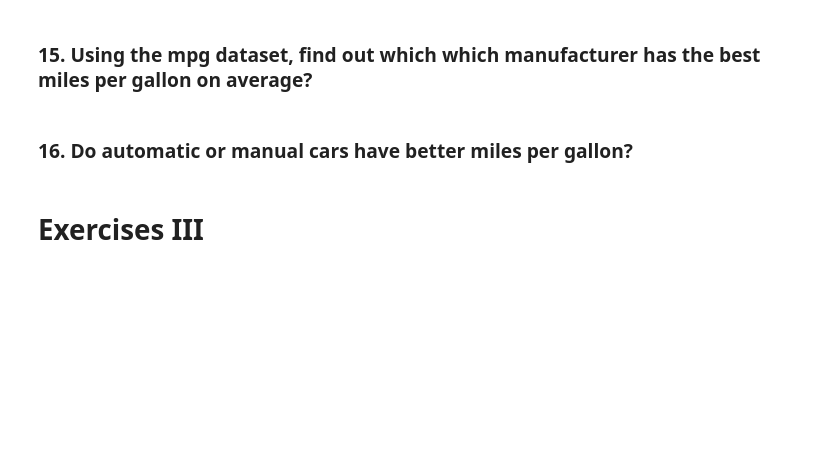
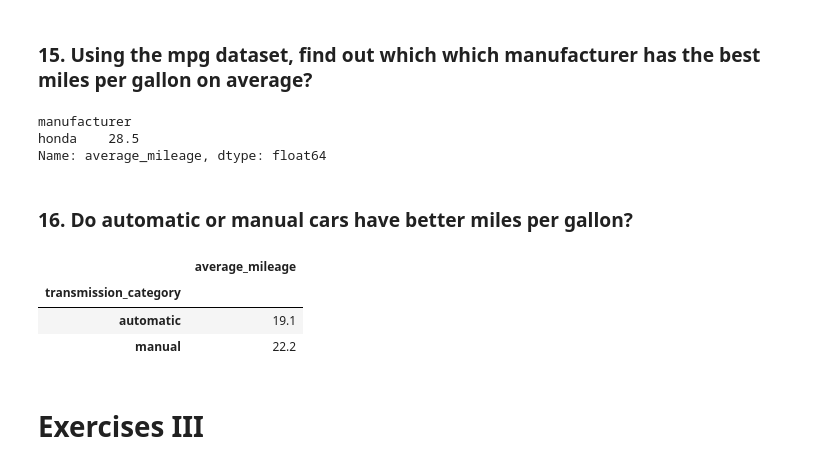
Before and after one commit to greg-maggard/numpy_pandas_visualization_exercises, a Jupyter notebook: advanced_dataframes.ipynb, the cells around one changed output. Saved outputs shown, nothing was run; the diff lists cells and outputs as text; code cells hidden in the pictures; blank space fills up the shorter version.

```diff
--- a/advanced_dataframes.ipynb
+++ b/advanced_dataframes.ipynb
@@ -320,17 +391,26 @@ mpg.head()
 # %%
 #Here we can use a groupby and aggregation to sort the values.
 
-mpg.groupby['manufacturer'].average_mileage.mean().sort_values(ascending = False)
+mpg.groupby('manufacturer').average_mileage.mean().sort_values(ascending = False).head(1)
+# %% [output]
+manufacturer
+honda    28.5
+Name: average_mileage, dtype: float64
 # %% [markdown]
 ### 16. Do automatic or manual cars have better miles per gallon?
 # %%
 #create a new column transmission_category using np.where
 
-mpg['transmission_category'] = np.where[mpg.transmisison.str.contains('auto'), 'automatic', 'manual']
+mpg['transmission_category'] = np.where(mpg.transmission.str.contains('auto'), 'automatic', 'manual')
 
-mpg.groupby['transmission_category'].average_mileage.mean().sort_vales(ascending = False)
+mpg.groupby('transmission_category').average_mileage.mean().sort_values(ascending = False)
 
 mpg.groupby('transmission_category')[['average_mileage']].mean().round(1)
+# %% [output]
+|  | average_mileage |
+| transmission_category |  |
+| automatic | 19.1 |
+| manual | 22.2 |
 # %% [markdown]
 # Exercises III
 # %% [markdown]
```
Also changed, not shown: parts of 20 cells of this notebook, 1 other file.
